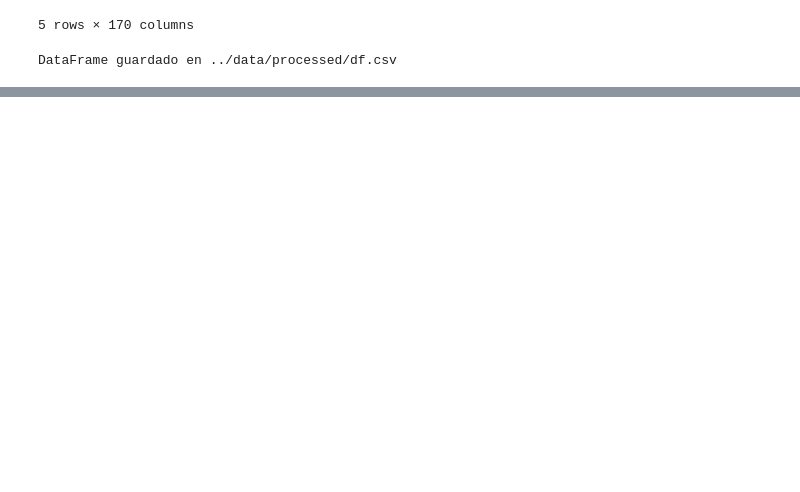
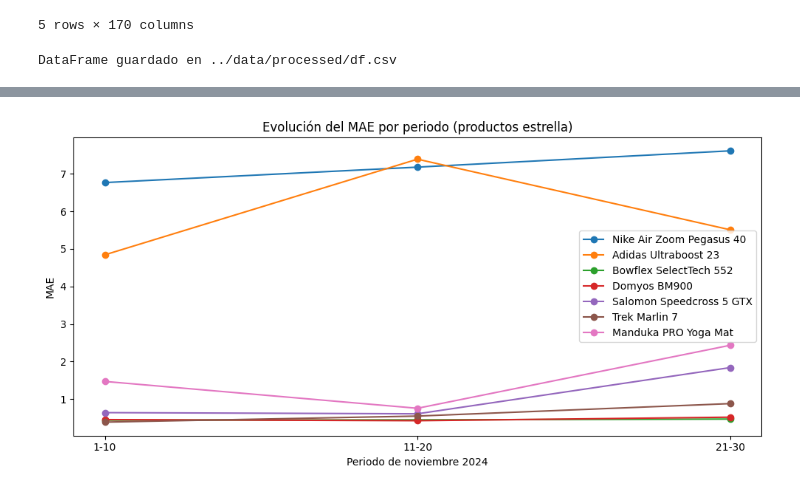
Before and after one commit to Manusalmos05/forecasting, a Jupyter notebook: notebooks/entrenamiento.ipynb, the cells around one changed output, grey strips where cells are left out. Cells and saved outputs as stored; diff of their text form; code cells hidden in the pictures; blank space fills up the shorter version.

```diff
--- a/notebooks/entrenamiento.ipynb
+++ b/notebooks/entrenamiento.ipynb
@@ -543,0 +680,19 @@ Index(['fecha', 'producto_id', 'nombre', 'categoria', 'subcategoria',
+# %%
+# 🤖 Cálculo del MAE para cada producto estrella en noviembre 2024
+from sklearn.metrics import mean_absolute_error
+
+mae_por_producto = {}
+for prod_id in top7_estrella:
+    df_prod = df_nov2024[df_nov2024['producto_id'] == prod_id].copy()
+    if df_prod.empty:
+        continue
+    X_prod = df_prod[X_cols]
+    y_real = df_prod['unidades_vendidas']
+    y_pred = model.predict(X_prod)
+    nombre = df_prod['nombre'].iloc[0]
+    mae = mean_absolute_error(y_real, y_pred)
+    mae_por_producto[nombre] = mae
+
+print('MAE por producto estrella en noviembre 2024:')
+for nombre, mae in mae_por_producto.items():
+    print(f'{nombre}: {mae:.2f}')
@@ -543,0 +708,54 @@ Index(['fecha', 'producto_id', 'nombre', 'categoria', 'subcategoria',
+# %%
+# 🤖 Análisis de degradación del error a lo largo de noviembre 2024 para productos estrella
+from sklearn.metrics import mean_absolute_error, mean_squared_error
+import matplotlib.pyplot as plt
+
+# Definir los 3 periodos de 10 días
+periodos = [
+    (1, 10),
+    (11, 20),
+    (21, 30)
+]
+
+# Diccionario para guardar métricas por periodo y producto
+metricas_periodo = {i+1: {'mae': [], 'rmse': [], 'producto': []} for i in range(3)}
+
+for prod_id in top7_estrella:
+    df_prod = df_nov2024[df_nov2024['producto_id'] == prod_id].copy()
+    if df_prod.empty:
+        continue
+    X_prod = df_prod[X_cols]
+    y_real = df_prod['unidades_vendidas']
+    y_pred = model.predict(X_prod)
+    nombre = df_prod['nombre'].iloc[0]
+    df_prod = df_prod.copy()
+    df_prod['y_pred'] = y_pred
+    df_prod['periodo'] = pd.cut(df_prod['fecha'].dt.day, bins=[0,10,20,31], labels=[1,2,3])
+    for i, (ini, fin) in enumerate(periodos, 1):
+        mask = (df_prod['periodo'] == i)
+        if mask.sum() == 0:
+            continue
+        # mean_squared_error no acepta el argumento 'squared' en versiones antiguas de scikit-learn
+        # Calculamos RMSE manualmente
+        y_true = df_prod.loc[mask, 'unidades_vendidas']
+        y_hat = df_prod.loc[mask, 'y_pred']
+        mae = mean_absolute_error(y_true, y_hat)
+        rmse = np.sqrt(mean_squared_error(y_true, y_hat))
+        metricas_periodo[i]['mae'].append(mae)
+        metricas_periodo[i]['rmse'].append(rmse)
+        metricas_periodo[i]['producto'].append(nombre)
+
+# Gráfico de evolución del MAE por periodo para los productos estrella
+plt.figure(figsize=(10,5))
+for idx, nombre in enumerate(metricas_periodo[1]['producto']):
+    maes = [metricas_periodo[p]['mae'][idx] if idx < len(metricas_periodo[p]['mae']) else np.nan for p in range(1,4)]
+    plt.plot([1,2,3], maes, marker='o', label=nombre)
+plt.xticks([1,2,3], ['1-10', '11-20', '21-30'])
+plt.xlabel('Periodo de noviembre 2024')
+plt.ylabel('MAE')
+plt.title('Evolución del MAE por periodo (productos estrella)')
+plt.legend()
+plt.tight_layout()
+plt.show()
+# %% [output]
+[figure, added]
```
Also changed, not shown: parts of 7 cells of this notebook.
